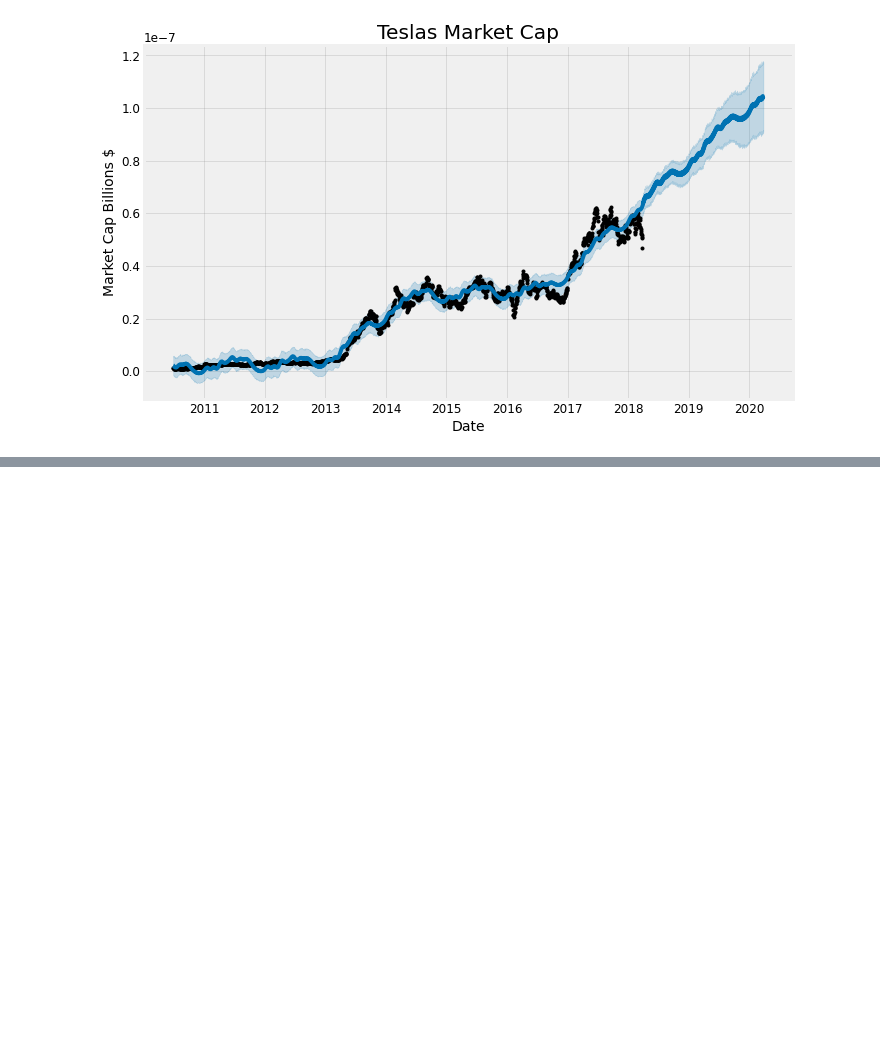
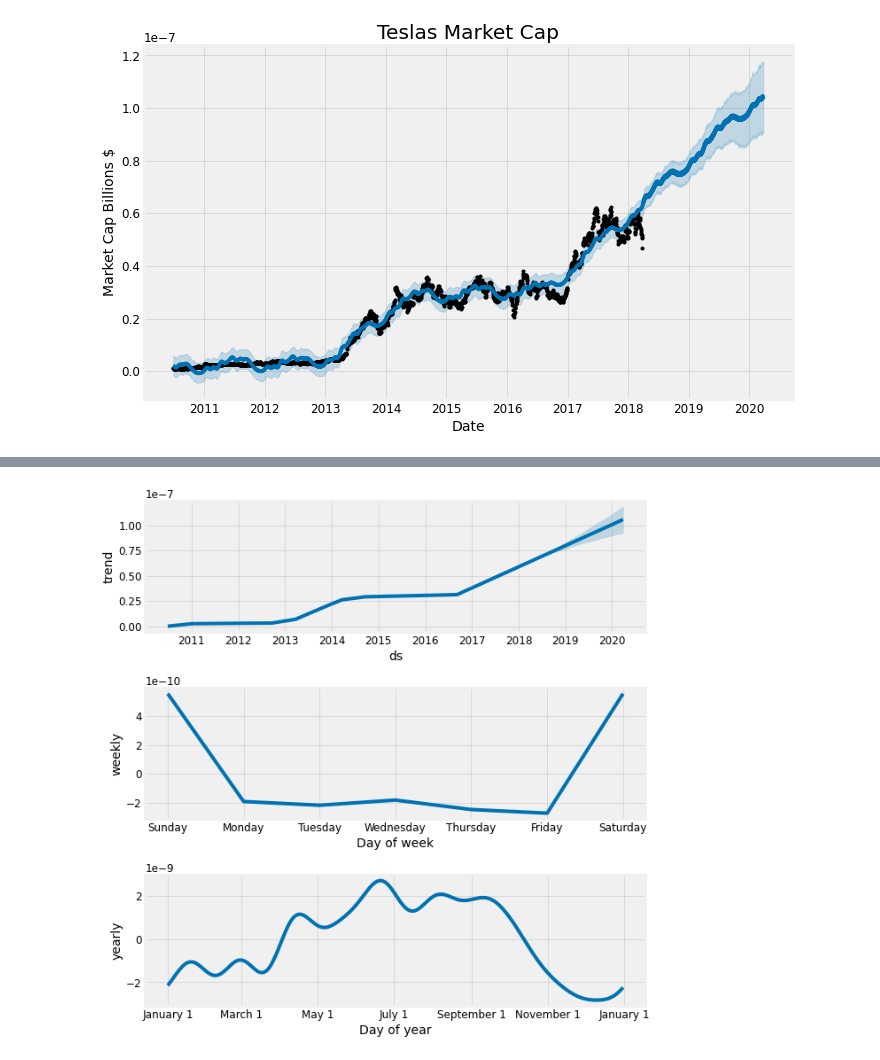
Before and after one commit to hatchdavid1/fb_prophet_test, a Jupyter notebook: fbprophet_test.ipynb, the cells around one changed output, grey strips where cells are left out. Saved outputs shown, nothing was run; the diff lists cells and outputs as text; code cells hidden in the pictures; blank space fills up the shorter version.

```diff
--- a/fbprophet_test.ipynb
+++ b/fbprophet_test.ipynb
@@ -155,0 +175,4 @@ Text(0.5, 1.0, 'Teslas Market Cap')
+# %%
+tesla_prophet.plot_components(tesla_forecast);
+# %% [output]
+[figure, added]
```
Also changed, not shown: parts of 4 cells of this notebook.
